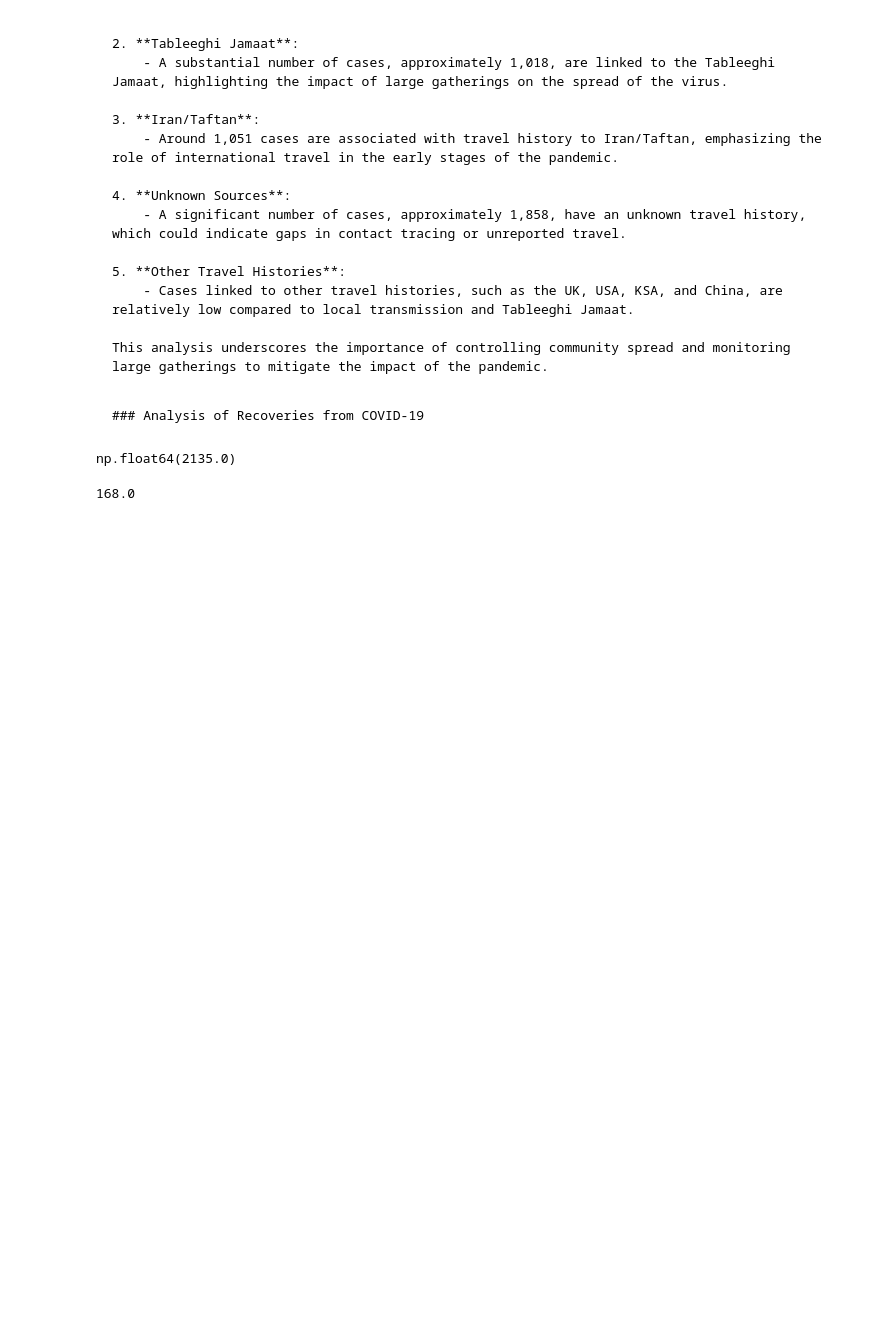
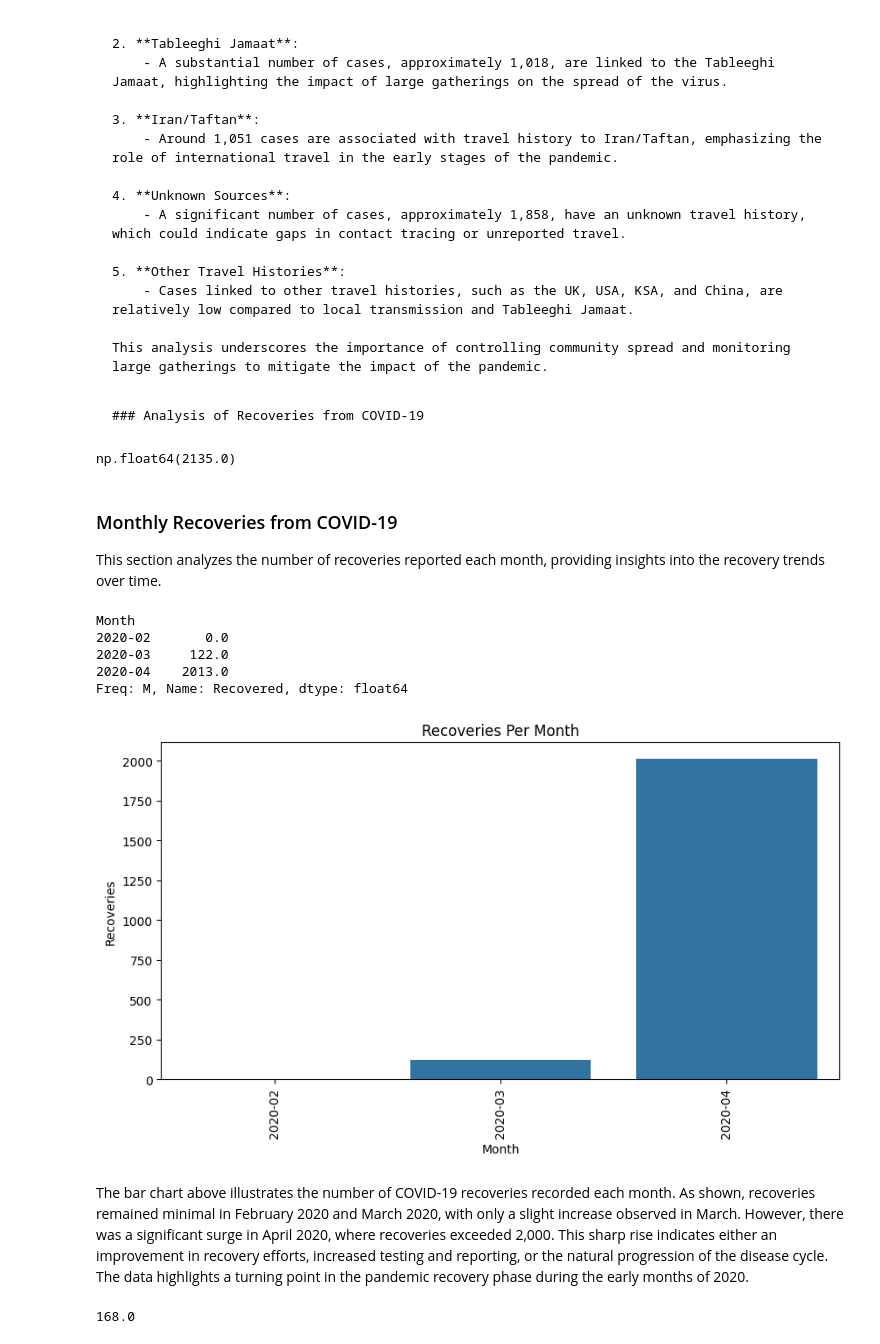
Before and after one commit to UsamaAliK/Covid19-in-Pakistan, a Jupyter notebook: Data Analysis.ipynb, the cells around one changed output. Saved outputs shown, nothing was run; the diff lists cells and outputs as text; code cells hidden in the pictures; blank space fills up the shorter version.

Commit message:
Progress

```diff
--- a/Data Analysis.ipynb
+++ b/Data Analysis.ipynb
@@ -305,6 +305,36 @@ This analysis underscores the importance of controlling community spread and mon
 covid_df['Recovered'].sum()
 # %% [output]
 np.float64(2135.0)
+# %% [markdown]
+### Monthly Recoveries from COVID-19
+
+This section analyzes the number of recoveries reported each month, providing insights into the recovery trends over time.
+# %%
+monthly_recoveries=covid_df.groupby(covid_df['Month'])['Recovered'].sum()
+monthly_recoveries
+# %% [output]
+Month
+2020-02       0.0
+2020-03     122.0
+2020-04    2013.0
+Freq: M, Name: Recovered, dtype: float64
+# %%
+covid_df['Recovered per month']=covid_df['Month'].map(monthly_recoveries)
+# %%
+plt.figure(figsize=(10,5))
+sns.barplot(x='Month',y='Recovered per month',data=covid_df)
+plt.xticks(rotation=90)
+plt.title('Recoveries Per Month')
+plt.xlabel('Month')
+plt.ylabel('Recoveries')
+plt.show()
+# %% [output]
+[figure, added]
+# %% [markdown]
+
+
+
+The bar chart above illustrates the number of COVID-19 recoveries recorded each month. As shown, recoveries remained minimal in February 2020 and March 2020, with only a slight increase observed in March. However, there was a significant surge in April 2020, where recoveries exceeded 2,000. This sharp rise indicates either an improvement in recovery efforts, increased testing and reporting, or the natural progression of the disease cycle. The data highlights a turning point in the pandemic recovery phase during the early months of 2020.
 # %%
 print(covid_df['Deaths'].sum())
 # %% [output]
```
Also changed, not shown: 1 other file.
